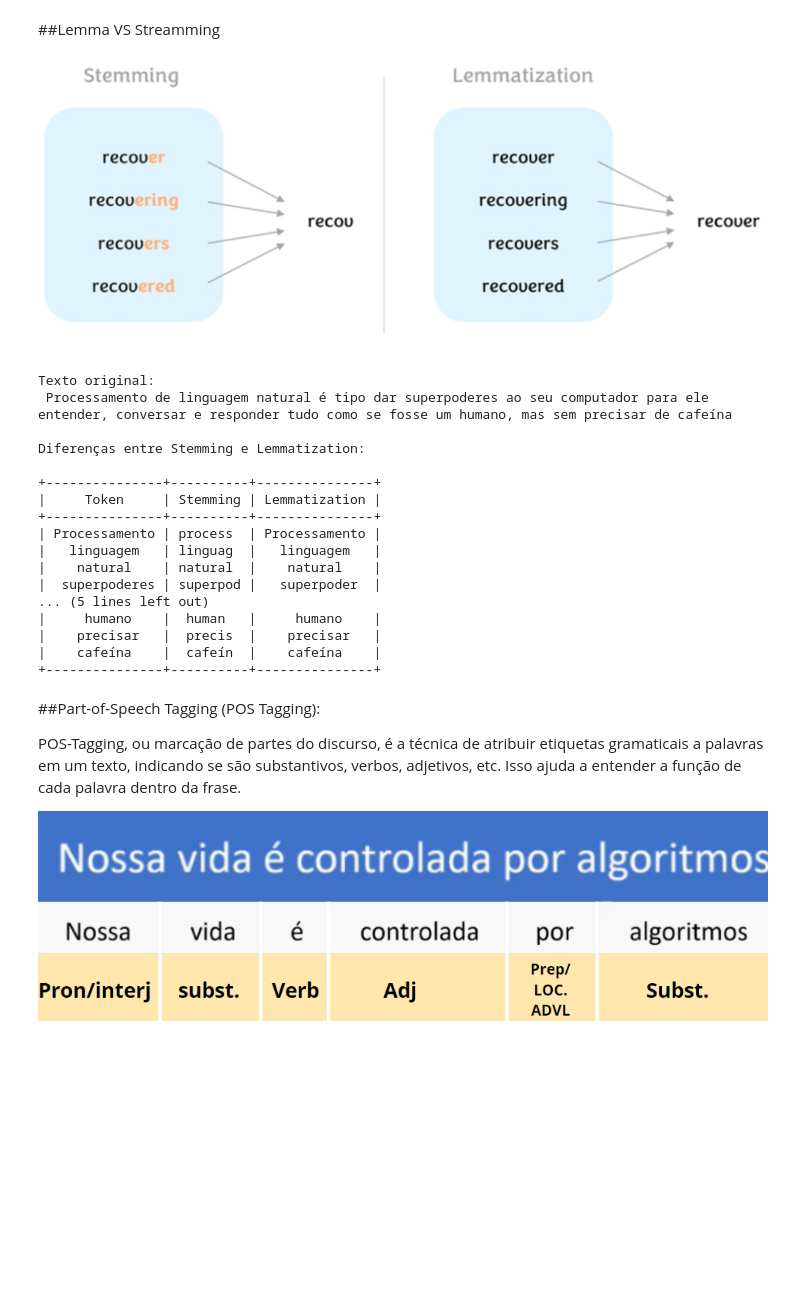
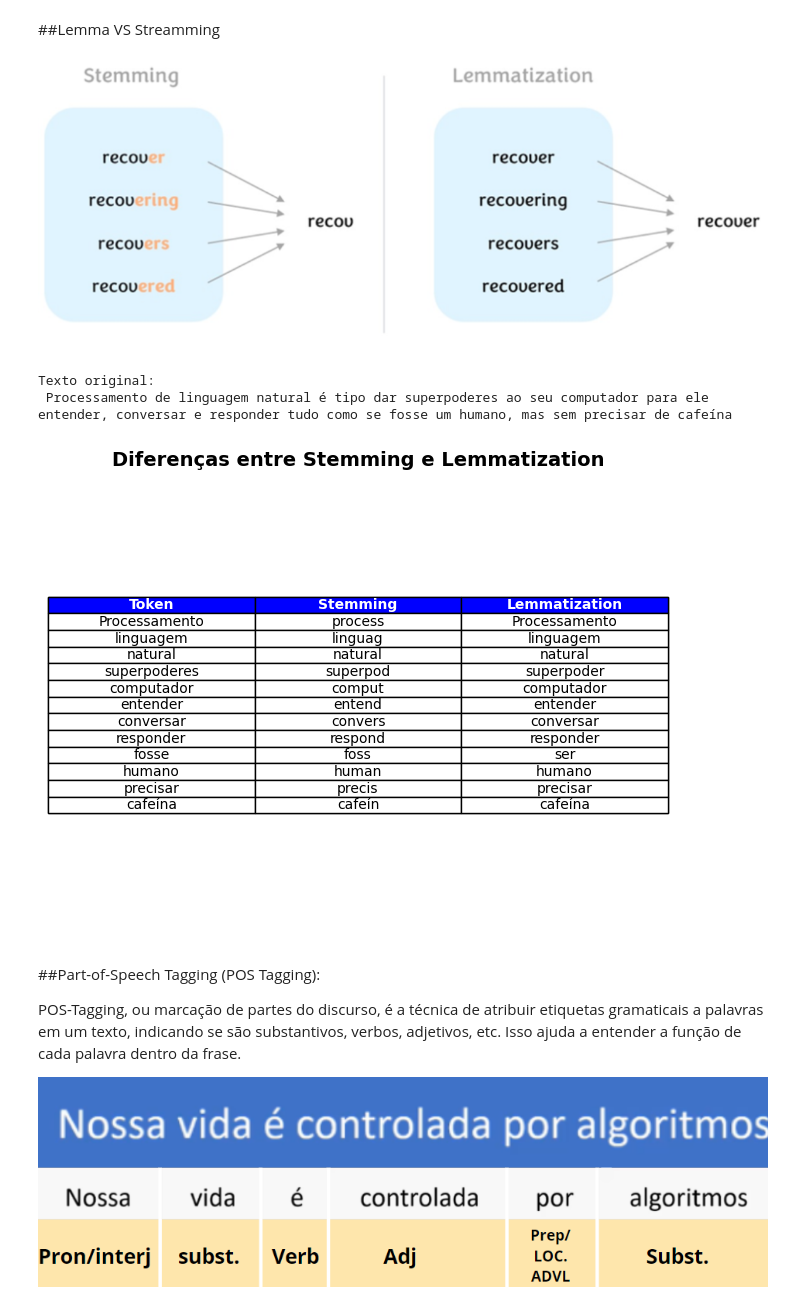
Before and after one commit to jennif8r/NLP, a Jupyter notebook: ConceitosBasicos.ipynb, the cells around one changed output. Drawn from its saved outputs; the diff is of its cells as text; code cells hidden in the pictures; blank space fills up the shorter version.

```diff
--- a/ConceitosBasicos.ipynb
+++ b/ConceitosBasicos.ipynb
@@ -213,40 +213,38 @@ Lemmatization:
 ##Lemma VS Streamming
 
 ![image.png](embedded-picture-1)
-# %%
-df = pd.DataFrame({
-    'Token': tokens,
-    'Stemming': stems,
-    'Lemmatization': lemmas
-})
-
-table = PrettyTable()
-table.field_names = ["Token", "Stemming", "Lemmatization"]
-for i in range(len(df)):
-    table.add_row([df['Token'][i], df['Stemming'][i], df['Lemmatization'][i]])
-
-
-print("Texto original:\n", doc)
-print("\nDiferenças entre Stemming e Lemmatization:\n")
-print(table)
-# %% [output]
-Texto original:
- Processamento de linguagem natural é tipo dar superpoderes ao seu computador para ele entender, conversar e responder tudo como se fosse um humano, mas sem precisar de cafeína
-
-Diferenças entre Stemming e Lemmatization:
-
-+---------------+----------+---------------+
-|     Token     | Stemming | Lemmatization |
-+---------------+----------+---------------+
-| Processamento | process  | Processamento |
-|   linguagem   | linguag  |   linguagem   |
-|    natural    | natural  |    natural    |
-|  superpoderes | superpod |   superpoder  |
-... (5 lines left out)
-|     humano    |  human   |     humano    |
-|    precisar   |  precis  |    precisar   |
-|    cafeína    |  cafeín  |    cafeína    |
-+---------------+----------+---------------+
+# %%
+df = pd.DataFrame({
+    'Token': tokens,
+    'Stemming': stems,
+    'Lemmatization': lemmas
+})
+
+print("Texto original:\n", doc)
+
+# Criar a tabela no gráfico usando matplotlib
+fig, ax = plt.subplots(figsize=(8, 6))  # Ajuste o tamanho da figura conforme necessário
+ax.axis('tight')
+ax.axis('off')
+table_data = df.values
+column_labels = df.columns
+
+ax.table(cellText=table_data, colLabels=column_labels, cellLoc='center', loc='center')
+table = ax.table(cellText=table_data, colLabels=column_labels, cellLoc='center', loc='center')
+
+for (i, j), cell in table.get_celld().items():
+    if i == 0:
+        cell.set_fontsize(12)
+        cell.set_text_props(weight='bold', color='white')
+        cell.set_facecolor('blue')
+    else:
+        cell.set_fontsize(10)
+ax.set_title('Diferenças entre Stemming e Lemmatization', fontsize=14, weight='bold')
+plt.show()
+# %% [output]
+Texto original:
+ Processamento de linguagem natural é tipo dar superpoderes ao seu computador para ele entender, conversar e responder tudo como se fosse um humano, mas sem precisar de cafeína
+[figure, added]
 # %% [markdown]
 ##Part-of-Speech Tagging (POS Tagging):
 
```
Also changed, not shown: parts of 8 cells of this notebook.
